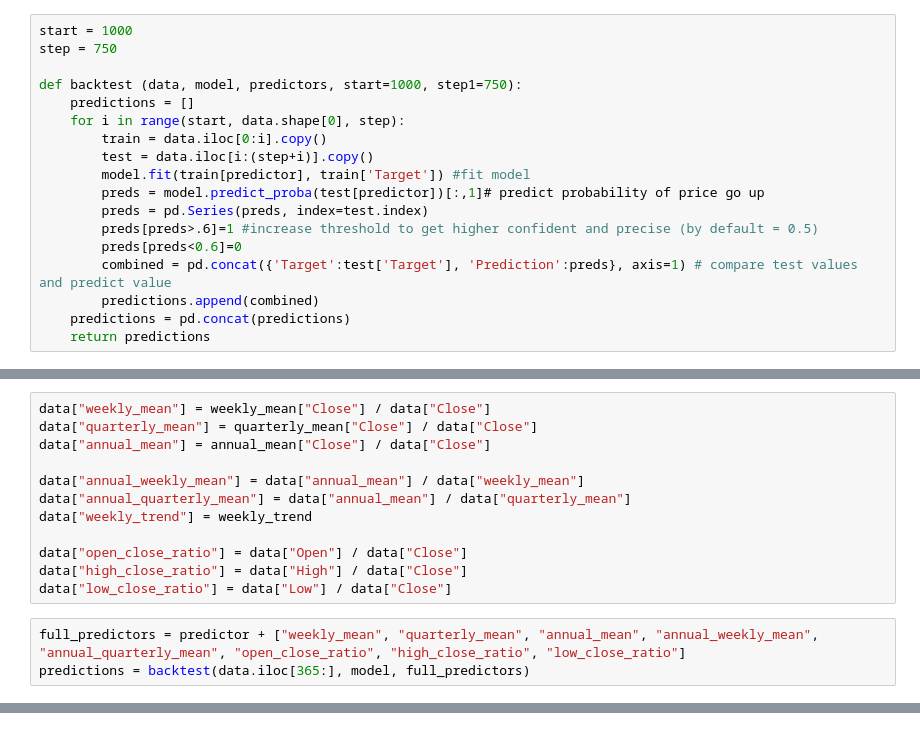
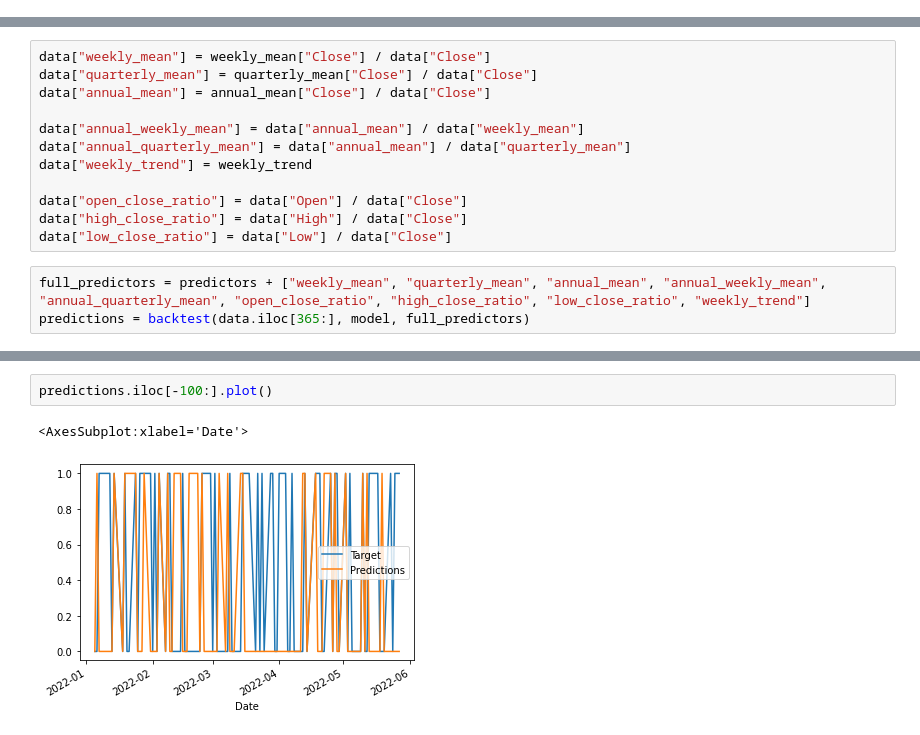
Before and after one commit to TamKhong0309/Stock_price_prediction_scikit_learn, a Jupyter notebook: stock_predict_with_scikitlearn-1.ipynb, the cells around one changed output, grey strips where cells are left out. Drawn from its saved outputs; the diff is of its cells as text.

```diff
--- a/stock_predict_with_scikitlearn-1.ipynb
+++ b/stock_predict_with_scikitlearn-1.ipynb
@@ -124,19 +172 @@ accuracy_score(predictions['Target'], predictions['Prediction'])
-# %%
-start = 1000
-step = 750
-
-def backtest (data, model, predictors, start=1000, step1=750):
-    predictions = []
-    for i in range(start, data.shape[0], step):
-        train = data.iloc[0:i].copy()
-        test = data.iloc[i:(step+i)].copy()
-        model.fit(train[predictor], train['Target']) #fit model
-        preds = model.predict_proba(test[predictor])[:,1]# predict probability of price go up
-        preds = pd.Series(preds, index=test.index)
-        preds[preds>.6]=1 #increase threshold to get higher confident and precise (by default = 0.5)
-        preds[preds<0.6]=0
-        combined = pd.concat({'Target':test['Target'], 'Prediction':preds}, axis=1) # compare test values and predict value
-        predictions.append(combined)
-    predictions = pd.concat(predictions)
-    return predictions
 # %%
@@ -159,6 +187,6 @@ data["open_close_ratio"] = data["Open"] / data["Close"]
 data["high_close_ratio"] = data["High"] / data["Close"]
 data["low_close_ratio"] = data["Low"] / data["Close"]
 # %%
-full_predictors = predictor + ["weekly_mean", "quarterly_mean", "annual_mean", "annual_weekly_mean", "annual_quarterly_mean", "open_close_ratio", "high_close_ratio", "low_close_ratio"]
+full_predictors = predictors + ["weekly_mean", "quarterly_mean", "annual_mean", "annual_weekly_mean", "annual_quarterly_mean", "open_close_ratio", "high_close_ratio", "low_close_ratio", "weekly_trend"]
 predictions = backtest(data.iloc[365:], model, full_predictors)
 # %%
@@ -172,0 +204,5 @@ Name: Prediction, dtype: int64
+# %%
+predictions.iloc[-100:].plot()
+# %% [output]
+<AxesSubplot:xlabel='Date'>
+[figure, added]
```
Also changed, not shown: parts of 27 cells of this notebook.
